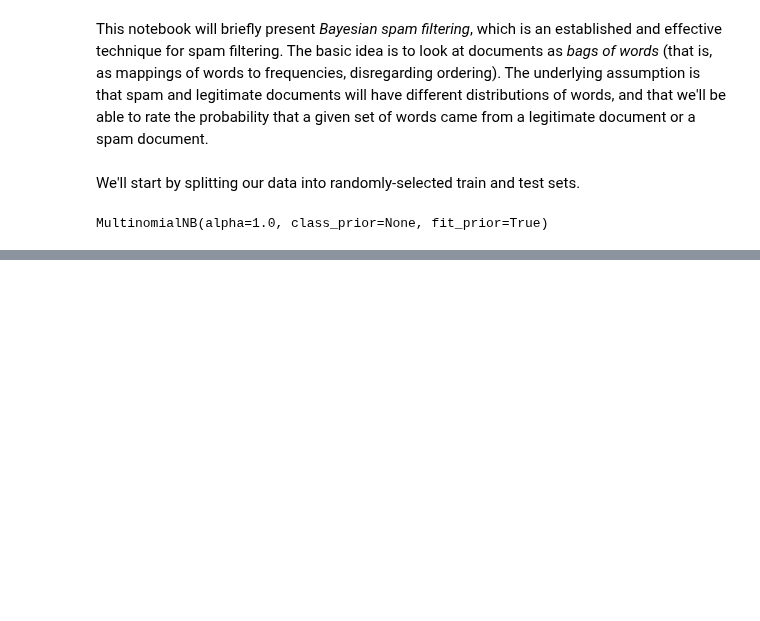
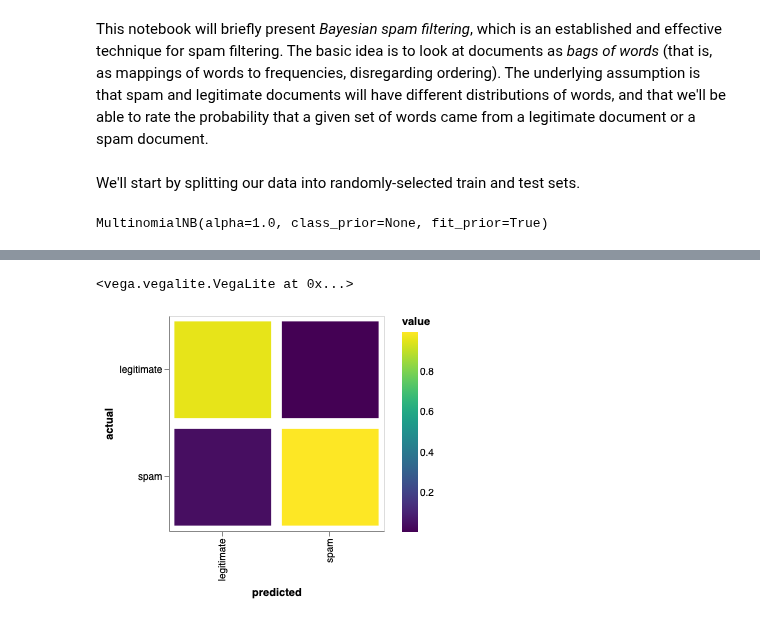
Before and after one commit to willb/openshift-ml-workflows-workshop, a Jupyter notebook: 99-baseline.ipynb, the cells around one changed output, grey strips where cells are left out. Cells and saved outputs as stored; diff of their text form; code cells hidden in the pictures; blank space fills up the shorter version.

```diff
--- a/99-baseline.ipynb
+++ b/99-baseline.ipynb
@@ -49,7 +49,7 @@ cmdf = pd.DataFrame([labelize(t) for t in enumerate(cm.ravel())])
 import altair as alt
 alt.renderers.enable('notebook')
 
-alt.Chart(cmdf).mark_rect().encode(
+c = alt.Chart(cmdf).mark_rect().encode(
     x='predicted:O',
     y='actual:O',
     color='value:Q'
@@ -59,0 +65,5 @@ alt.Chart(cmdf).mark_rect().encode(
+# %%
+c
+# %% [output]
+<vega.vegalite.VegaLite at 0x...>
+[figure, added]
```
Also changed, not shown: parts of 7 cells of this notebook.
